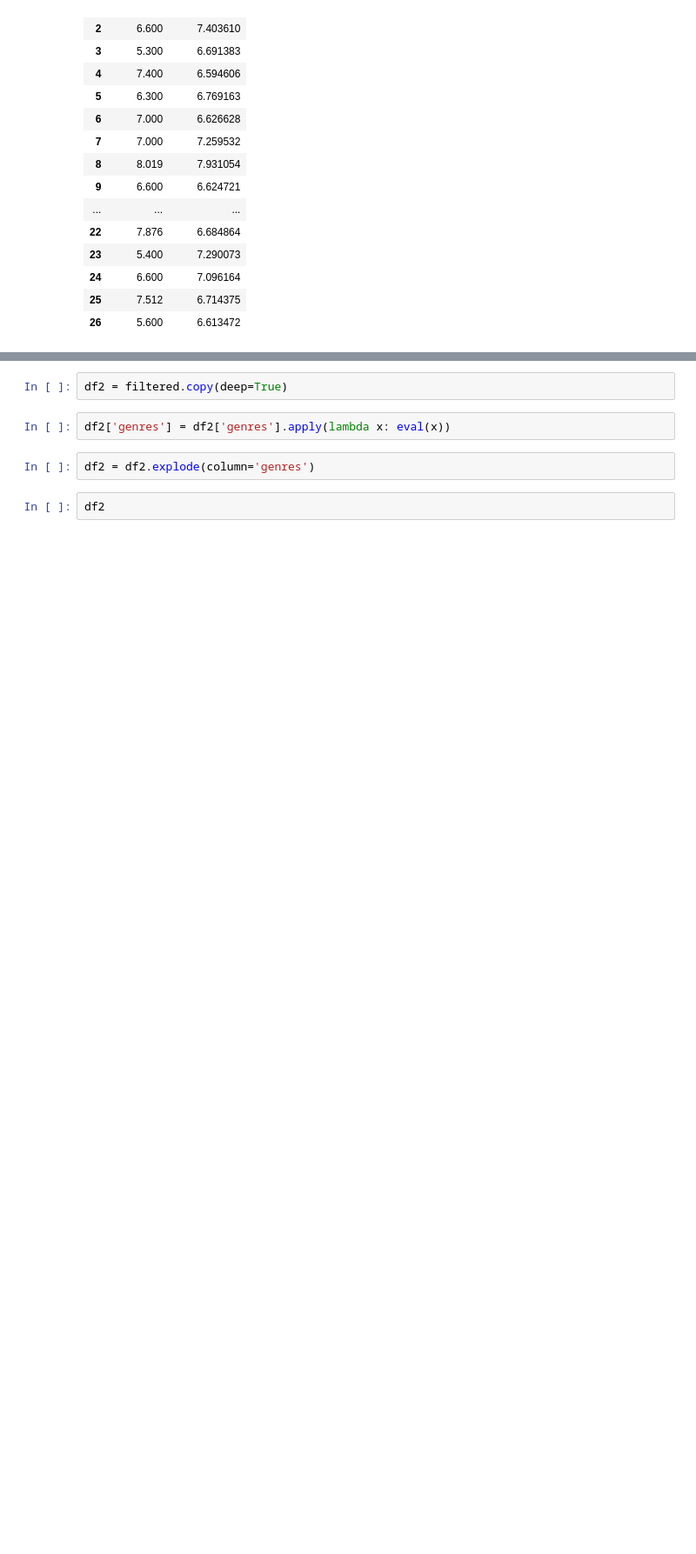
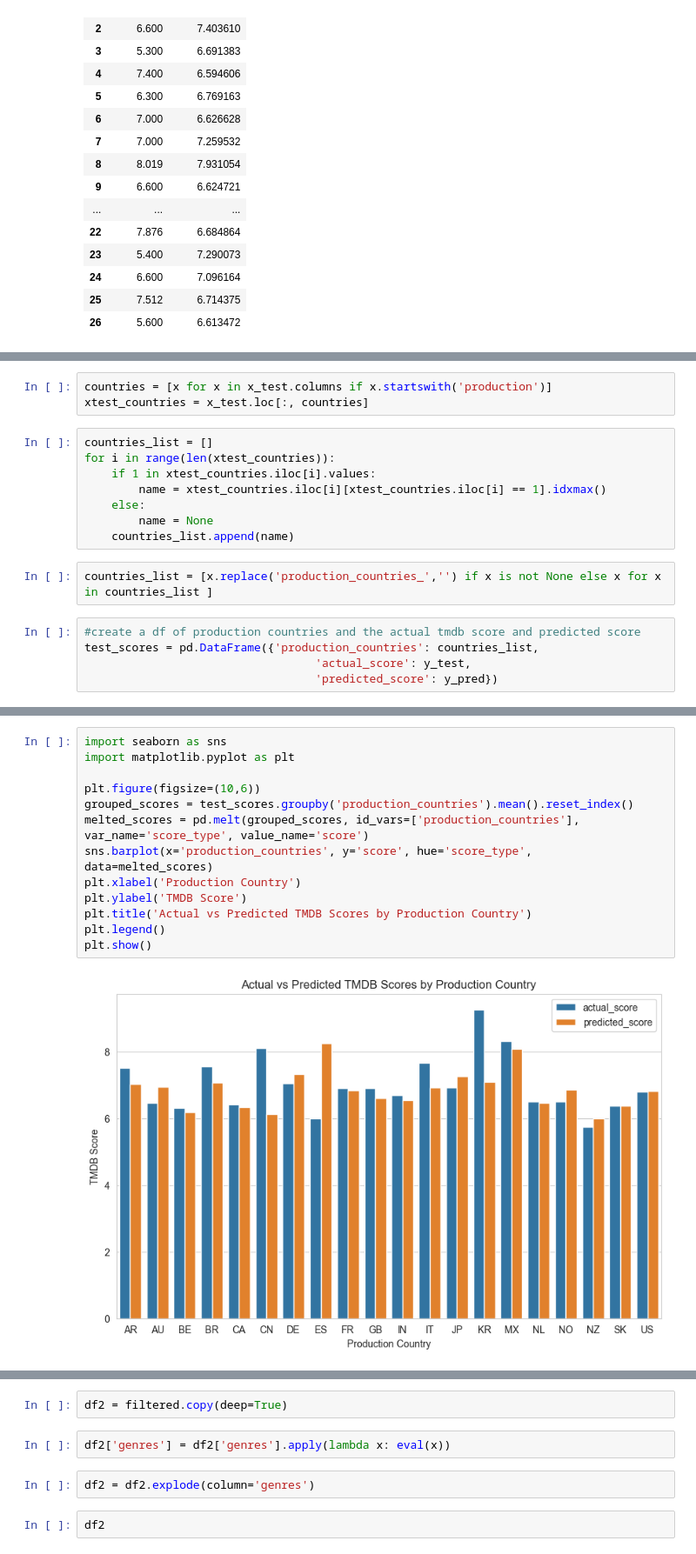
Before and after one commit to emchege/MIS546_Group_Project, a Jupyter notebook: production countries.ipynb, the cells around one changed output, grey strips where cells are left out. Shown: that part at 87% size. Saved outputs shown, nothing was run; the diff lists cells and outputs as text; blank space fills up the shorter version.

```diff
--- a/production countries.ipynb
+++ b/production countries.ipynb
@@ -402,0 +395,18 @@ R-squared: 0.3346093507937824
+# %%
+countries = [x for x in x_test.columns if x.startswith('production')]
+xtest_countries = x_test.loc[:, countries]
+# %%
+countries_list = []
+for i in range(len(xtest_countries)):
+    if 1 in xtest_countries.iloc[i].values:
+        name = xtest_countries.iloc[i][xtest_countries.iloc[i] == 1].idxmax()
+    else:
+        name = None
+    countries_list.append(name)
+# %%
+countries_list = [x.replace('production_countries_','') if x is not None else x for x in countries_list ]
+# %%
+#create a df of production countries and the actual tmdb score and predicted score
+test_scores = pd.DataFrame({'production_countries': countries_list,
+                                  'actual_score': y_test,
+                                  'predicted_score': y_pred})
@@ -402,0 +429,15 @@ R-squared: 0.3346093507937824
+# %%
+import seaborn as sns
+import matplotlib.pyplot as plt
+
+plt.figure(figsize=(10,6))
+grouped_scores = test_scores.groupby('production_countries').mean().reset_index()
+melted_scores = pd.melt(grouped_scores, id_vars=['production_countries'], var_name='score_type', value_name='score')
+sns.barplot(x='production_countries', y='score', hue='score_type', data=melted_scores)
+plt.xlabel('Production Country')
+plt.ylabel('TMDB Score')
+plt.title('Actual vs Predicted TMDB Scores by Production Country')
+plt.legend()
+plt.show()
+# %% [output]
+[figure, added]
```
Also changed, not shown: parts of 20 cells of this notebook.
